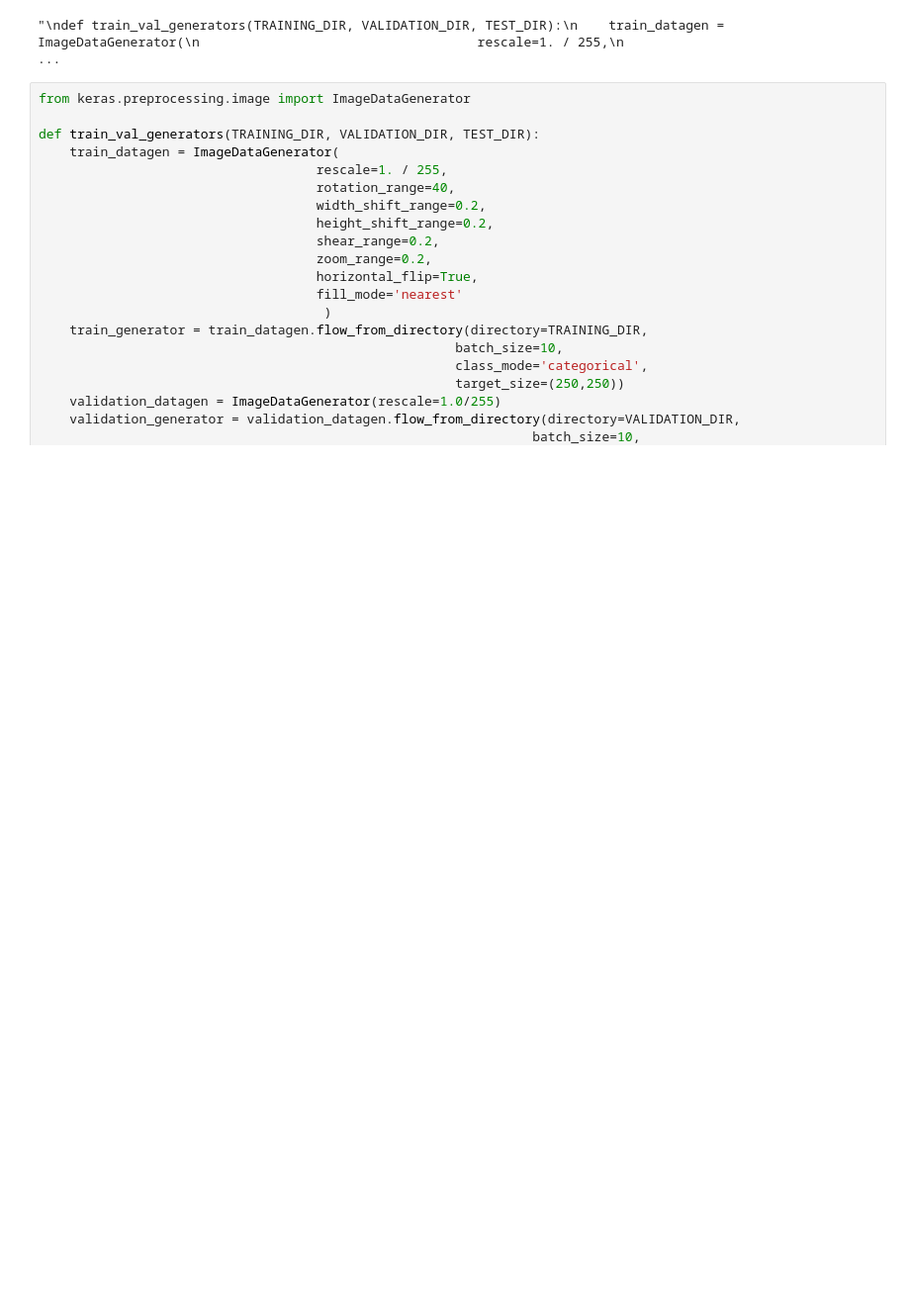
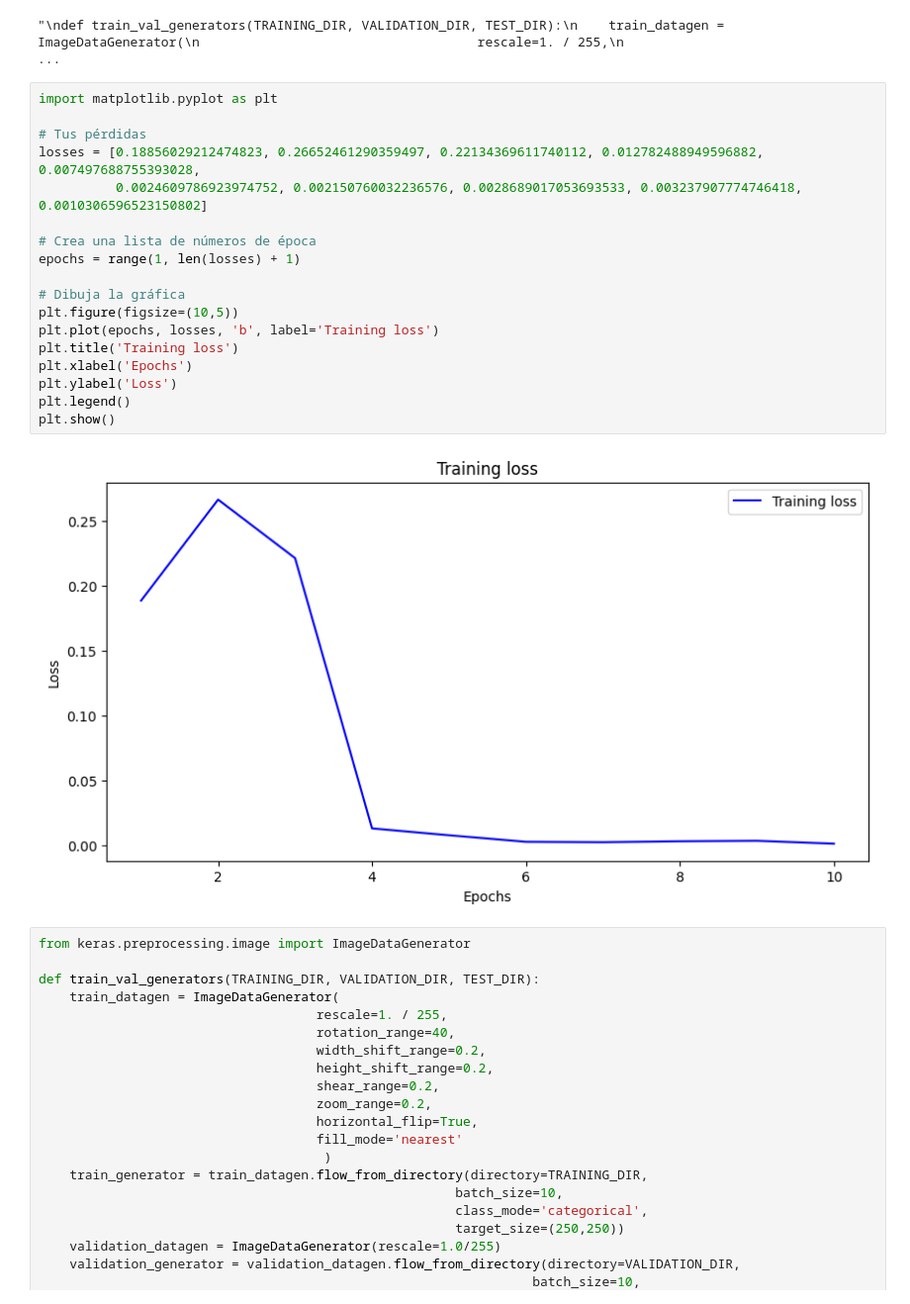
Before and after one commit to jjgilces/detector-cacao-diseases, a Jupyter notebook: model_cacao_diseases.ipynb, the cells around one changed output. Shown at 99% size. Cells and saved outputs as stored; diff of their text form; blank space fills up the shorter version.

```diff
--- a/model_cacao_diseases.ipynb
+++ b/model_cacao_diseases.ipynb
@@ -258,6 +258,26 @@ Epoch [8/10], Loss: 0.0028689017053693533
 Epoch [9/10], Loss: 0.003237907774746418
 Epoch [10/10], Loss: 0.0010306596523150802
 "\ndef train_val_generators(TRAINING_DIR, VALIDATION_DIR, TEST_DIR):\n    train_datagen = ImageDataGenerator(\n                                    rescale=1. / 255,\n                                   ...
+# %%
+import matplotlib.pyplot as plt
+
+# Tus pérdidas
+losses = [0.18856029212474823, 0.26652461290359497, 0.22134369611740112, 0.012782488949596882, 0.007497688755393028,
+          0.0024609786923974752, 0.002150760032236576, 0.0028689017053693533, 0.003237907774746418, 0.0010306596523150802]
+
+# Crea una lista de números de época
+epochs = range(1, len(losses) + 1)
+
+# Dibuja la gráfica
+plt.figure(figsize=(10,5))
+plt.plot(epochs, losses, 'b', label='Training loss')
+plt.title('Training loss')
+plt.xlabel('Epochs')
+plt.ylabel('Loss')
+plt.legend()
+plt.show()
+# %% [output]
+[figure, added]
 # %%
 from keras.preprocessing.image import ImageDataGenerator
 
```
